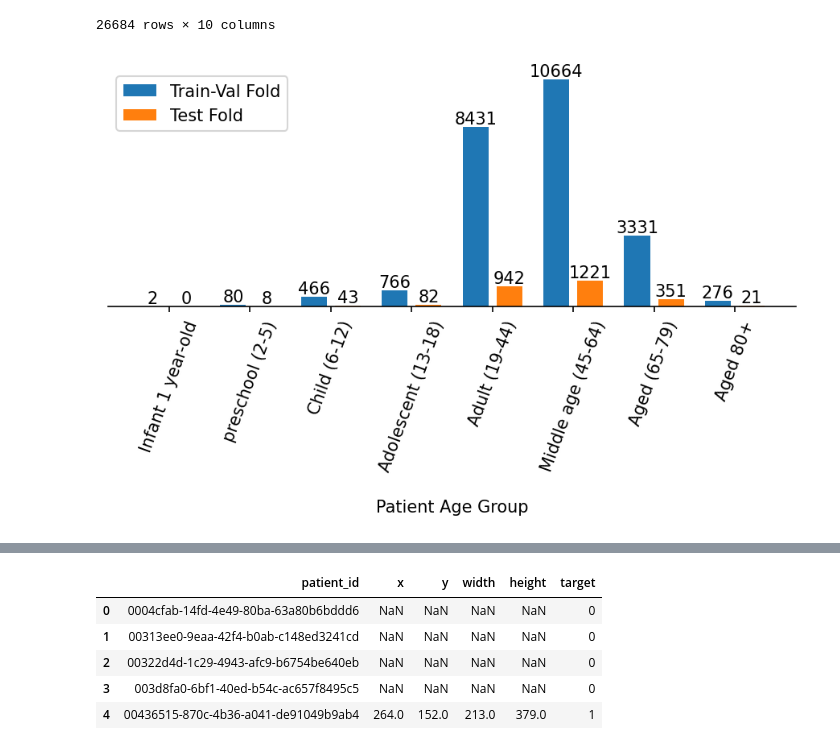
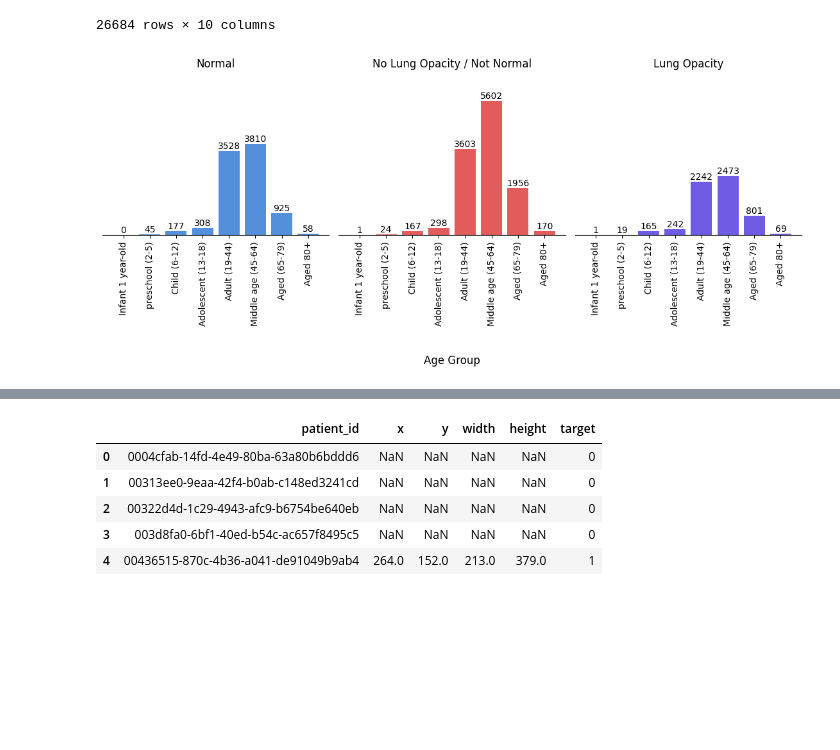
Before and after one commit to Tstrebe2/umich-mads-capstone-project, a Jupyter notebook: tstrebe2/rnsa/eda-notebook.ipynb, the cells around one changed output, grey strips where cells are left out. Cells and saved outputs as stored; diff of their text form; code cells hidden in the pictures; blank space fills up the shorter version.

```diff
--- a/tstrebe2/rnsa/eda-notebook.ipynb
+++ b/tstrebe2/rnsa/eda-notebook.ipynb
@@ -76,37 +79,43 @@ df_patients
 | 26683 | fffec09e-8a4a-48b1-b33e-ab4890ccd136 | 45 | M | Anterior/Posterior | No Lung Opacity / Not Normal | 0 | train | 0.572319 | ... |
 26684 rows × 10 columns
 # %%
-def plot_age_groups(data):
-    train_val_bins = data[data.split.isin(['train', 'val'])].age_group.value_counts().sort_index()
-    test_bins = data[data.split.isin(['test'])].age_group.value_counts().sort_index()
+from matplotlib import cm
 
-    fig = plt.figure(dpi=150)
-    ax = plt.gca()
+def plot_feature_and_classes(data, feature, figsize, rotation=None, save_path=None):
+    classes = ['Normal', 'No Lung Opacity / Not Normal', 'Lung Opacity']
+    colors = ['#1b6ad1', '#d92525', '#3d25d9']
 
-    ax.get_yaxis().set_visible(False)
-    ax.spines['top'].set_visible(False)
-    ax.spines['left'].set_visible(False)
-    ax.spines['right'].set_visible(False)
-    ax.set_xlabel('Patient Age Group', labelpad=15)
+    fig, axs = plt.subplots(nrows=1, ncols=3, dpi=100, figsize=figsize, sharex=True, sharey=True)
 
-    width = .32
+    for class_, color, ax in zip(classes, colors, axs):
 
-    for label, bins, delta in (('Train-Val Fold', train_val_bins, -(width+.1)), ('Test Fold', test_bins, width+.1)):
-        labels = bins.index.astype(str).to_list()
-        x = np.arange(len(labels))
-        y = bins.values
+        plot_data = data[data['class']==class_][feature].value_counts().sort_index()
+        x, y = plot_data.index.astype(str).tolist(), plot_data.values
 
-        p1 = ax.bar(x + delta/2, y, width=width, label=label)
+        p1 = ax.bar(x, y, color=color, alpha=.75)
         ax.bar_label(p1)
+        ax.set_title(class_, pad=30)
 
-    ax.set_xticks(x, labels, rotation=70)
+        if rotation:
+            ticks_loc = ax.get_xticks()
+            ax.xaxis.set_major_locator(mticker.FixedLocator(ticks_loc))
+            ax.set_xticklabels(ax.get_xticklabels(), rotation=rotation)
 
-    plt.legend(loc='upper left')
-    # plt.xticks()
+        ax.get_yaxis().set_visible(False)
+        ax.spines['top'].set_visible(False)
+        ax.spines['left'].set_visible(False)
+        ax.spines['right'].set_visible(False)
+
+    fig.suptitle(feature.replace('_', ' ').title(), va='bottom', y=-.1)
     fig.tight_layout()
+
+    if save_path:
+        plt.savefig(save_path, format='png', orientation='landscape')
 
     plt.show()
 
-plot_age_groups(df_patients)
+save_path='/home/tstrebel/repos/umich-mads-capstone-project/figures/age-groups.png'
+figsize=np.array([6.4*1.75, 4.8])
+plot_feature_and_classes(df_patients, rotation=90, figsize=figsize, feature='age_group', save_path=save_path)
 # %% [output]
-[figure, old version]
+[figure, new version]
```
Also changed, not shown: parts of 9 cells of this notebook, 4 other files.
